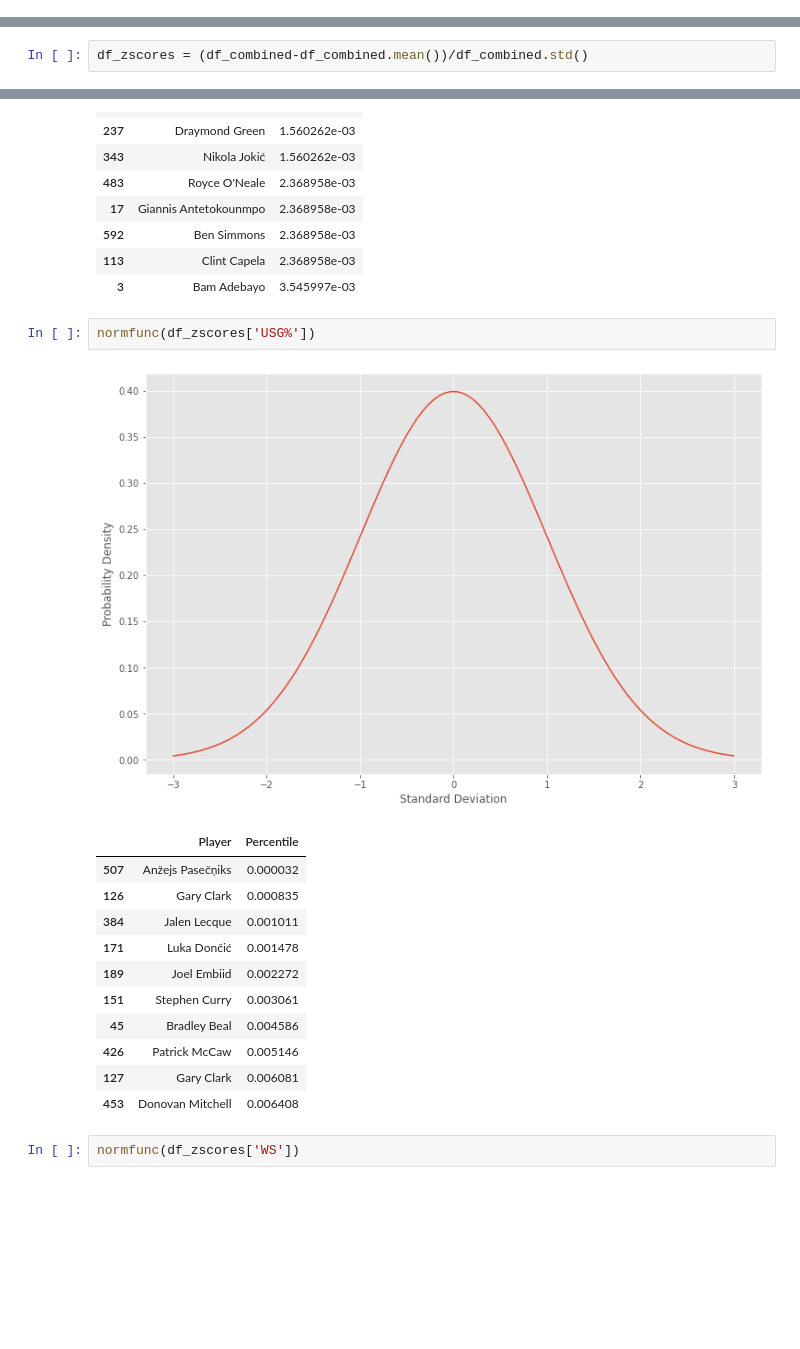
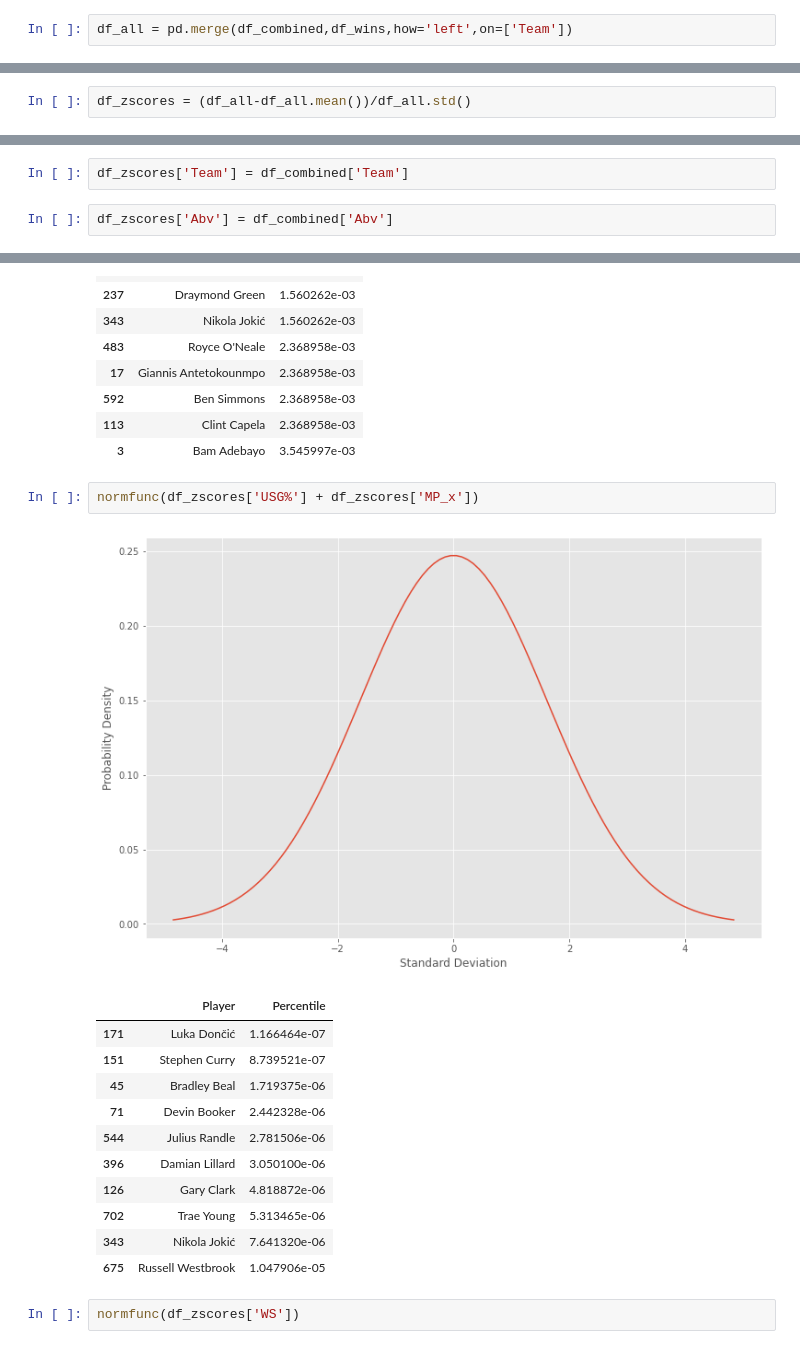
Before and after one commit to KeylanT/DataExploration, a Jupyter notebook: Extracting NBA.ipynb, the cells around one changed output, grey strips where cells are left out. Drawn from its saved outputs; the diff is of its cells as text; blank space fills up the shorter version.

```diff
--- a/Extracting NBA.ipynb
+++ b/Extracting NBA.ipynb
@@ -506,2 +791,4 @@ dtype: float64
 # %% [markdown]
 # Normalizing Combined Data to check for outliers
+# %%
+df_all = pd.merge(df_combined,df_wins,how='left',on=['Team'])
@@ -508,5 +815,5 @@ dtype: float64
 # %%
-df_zscores = (df_combined-df_combined.mean())/df_combined.std()
+df_zscores = (df_all-df_all.mean())/df_all.std()
 # %%
 df_zscores
 # %% [output]
@@ -526,2 +833,6 @@ df_zscores
 # %%
 df_zscores['Player'] = df_combined['Player']
+# %%
+df_zscores['Team'] = df_combined['Team']
+# %%
+df_zscores['Abv'] = df_combined['Abv']
@@ -579,20 +910,20 @@ normfunc(df_zscores['DWS'])
 | 113 | Clint Capela | 2.368958e-03 |
 | 3 | Bam Adebayo | 3.545997e-03 |
 # %%
-normfunc(df_zscores['USG%'])
+normfunc(df_zscores['USG%'] + df_zscores['MP_x'])
 # %% [output]
-[figure, old version]
+[figure, new version]
 |  | Player | Percentile |
-| 507 | Anžejs Pasečņiks | 0.000032 |
-| 126 | Gary Clark | 0.000835 |
-| 384 | Jalen Lecque | 0.001011 |
-| 171 | Luka Dončić | 0.001478 |
-| 189 | Joel Embiid | 0.002272 |
-| 151 | Stephen Curry | 0.003061 |
-| 45 | Bradley Beal | 0.004586 |
-| 426 | Patrick McCaw | 0.005146 |
-| 127 | Gary Clark | 0.006081 |
-| 453 | Donovan Mitchell | 0.006408 |
+| 171 | Luka Dončić | 1.166464e-07 |
+| 151 | Stephen Curry | 8.739521e-07 |
+| 45 | Bradley Beal | 1.719375e-06 |
+| 71 | Devin Booker | 2.442328e-06 |
+| 544 | Julius Randle | 2.781506e-06 |
+| 396 | Damian Lillard | 3.050100e-06 |
+| 126 | Gary Clark | 4.818872e-06 |
+| 702 | Trae Young | 5.313465e-06 |
+| 343 | Nikola Jokić | 7.641320e-06 |
+| 675 | Russell Westbrook | 1.047906e-05 |
 # %%
 normfunc(df_zscores['WS'])
 # %% [output]
```
Also changed, not shown: parts of 49 cells of this notebook.
